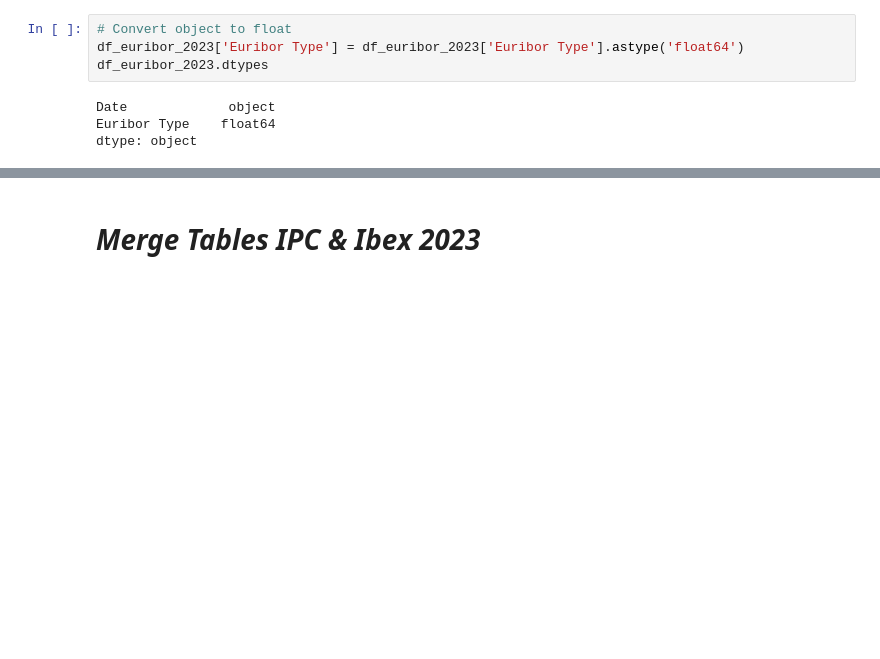
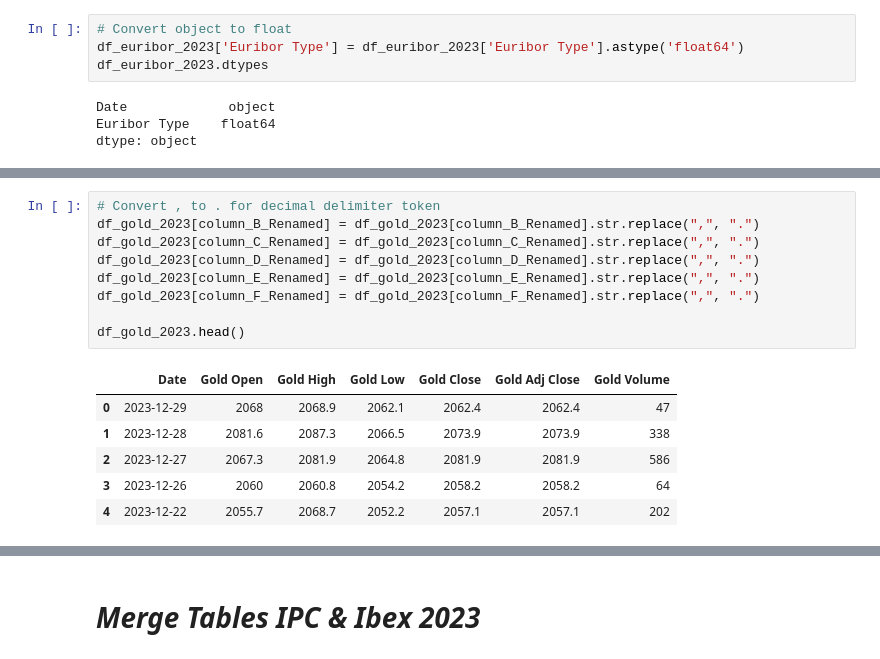
Before and after one commit to Manilab2309/ia-machine-learning, a Jupyter notebook: lab/NB_analyst_broker_operations.ipynb, the cells around one changed output, grey strips where cells are left out. Cells and saved outputs as stored; diff of their text form; blank space fills up the shorter version.

```diff
--- a/lab/NB_analyst_broker_operations.ipynb
+++ b/lab/NB_analyst_broker_operations.ipynb
@@ -354,0 +407,16 @@ dtype: object
+# %%
+# Convert , to . for decimal delimiter token
+df_gold_2023[column_B_Renamed] = df_gold_2023[column_B_Renamed].str.replace(",", ".")
+df_gold_2023[column_C_Renamed] = df_gold_2023[column_C_Renamed].str.replace(",", ".")
+df_gold_2023[column_D_Renamed] = df_gold_2023[column_D_Renamed].str.replace(",", ".")
+df_gold_2023[column_E_Renamed] = df_gold_2023[column_E_Renamed].str.replace(",", ".")
+df_gold_2023[column_F_Renamed] = df_gold_2023[column_F_Renamed].str.replace(",", ".")
+
+df_gold_2023.head()
+# %% [output]
+|  | Date | Gold Open | Gold High | Gold Low | Gold Close | Gold Adj Close | Gold Volume |
+| 0 | 2023-12-29 | 2068 | 2068.9 | 2062.1 | 2062.4 | 2062.4 | 47 |
+| 1 | 2023-12-28 | 2081.6 | 2087.3 | 2066.5 | 2073.9 | 2073.9 | 338 |
+| 2 | 2023-12-27 | 2067.3 | 2081.9 | 2064.8 | 2081.9 | 2081.9 | 586 |
+| 3 | 2023-12-26 | 2060 | 2060.8 | 2054.2 | 2058.2 | 2058.2 | 64 |
+| 4 | 2023-12-22 | 2055.7 | 2068.7 | 2052.2 | 2057.1 | 2057.1 | 202 |
```
Also changed, not shown: parts of 5 cells of this notebook.
